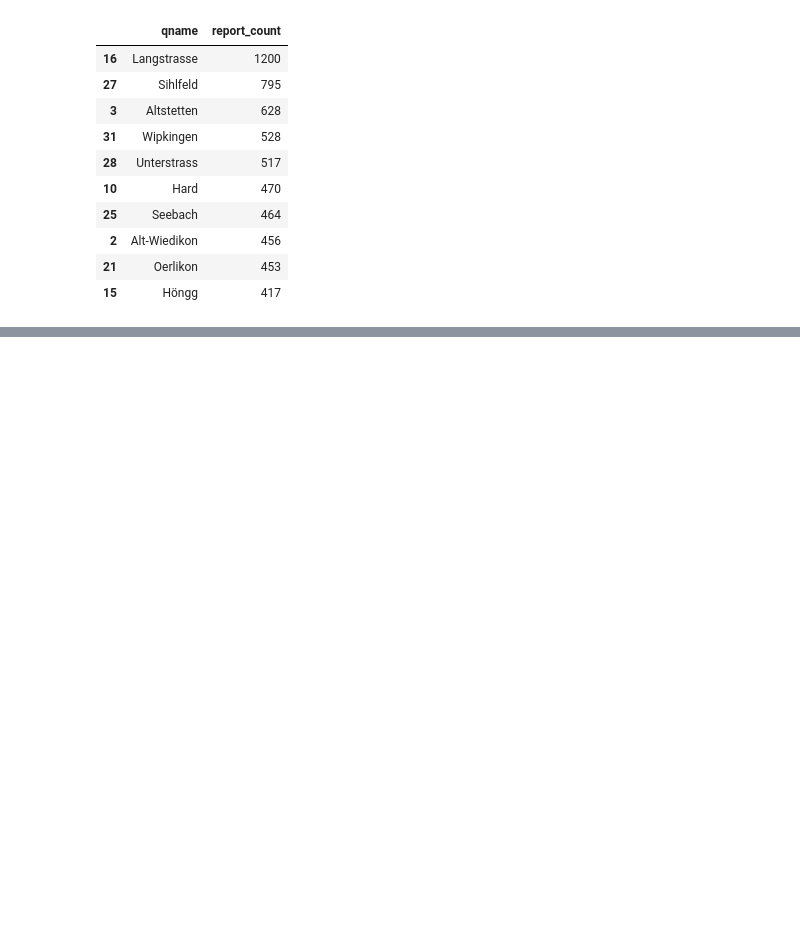
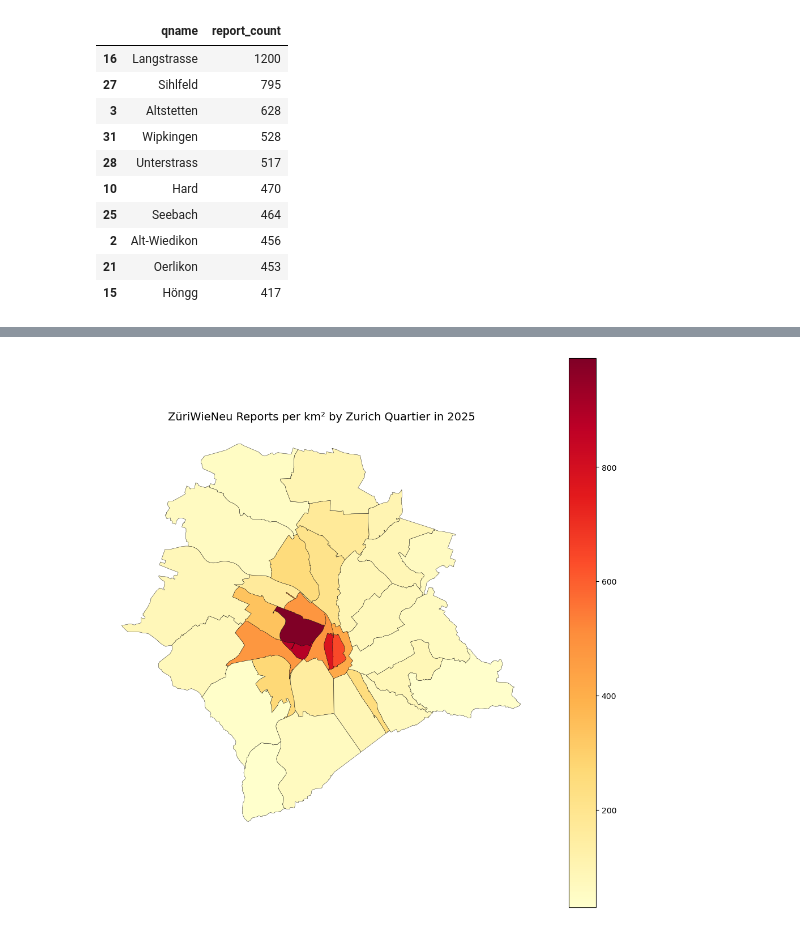
Before and after one commit to gldlauma/SDS210_IndividualProject, a Jupyter notebook: notebooks/03_R3.ipynb, the cells around one changed output, grey strips where cells are left out. Cells and saved outputs as stored; diff of their text form; code cells hidden in the pictures; blank space fills up the shorter version.

```diff
--- a/notebooks/03_R3.ipynb
+++ b/notebooks/03_R3.ipynb
@@ -222,3 +316,29 @@ plt.show()
+# %%
+fig, ax = plt.subplots(figsize=(10, 10))
+
+quartiere_rates.plot(
+    column="reports_per_km2",
+    ax=ax,
+    legend=True,
+    edgecolor="black",
+    linewidth=0.3,
+    cmap="YlOrRd",
+)
+
+ax.set_title(
+    "ZüriWieNeu Reports per km² by Zurich Quartier in 2025",
+    fontsize=14
+)
+ax.axis("off")
+
+plt.tight_layout()
+plt.savefig(
+    "/Users/laumagoldmann/Desktop/SDS210_IndividualProject/outputs/R3_Choropleth_ReportsPerKm2.png",
+    bbox_inches="tight"
+)
+plt.show()
+# %% [output]
+[figure, added]
 # %% [markdown]
 <div style="background-color:#eef6ff; padding:15px; border-left:6px solid #4a90e2; border-radius:6px;">
 
```
Also changed, not shown: parts of 11 cells of this notebook, 4 other files.
